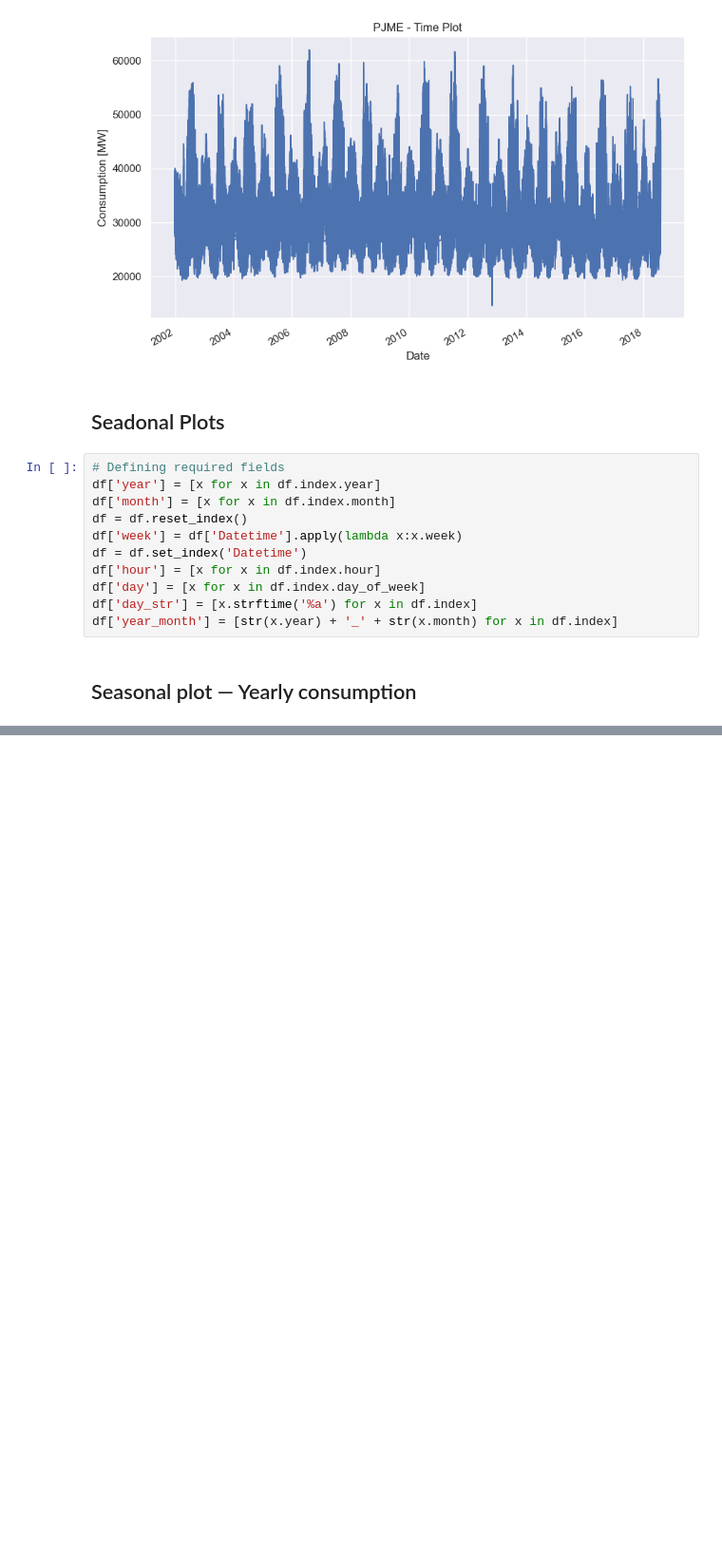
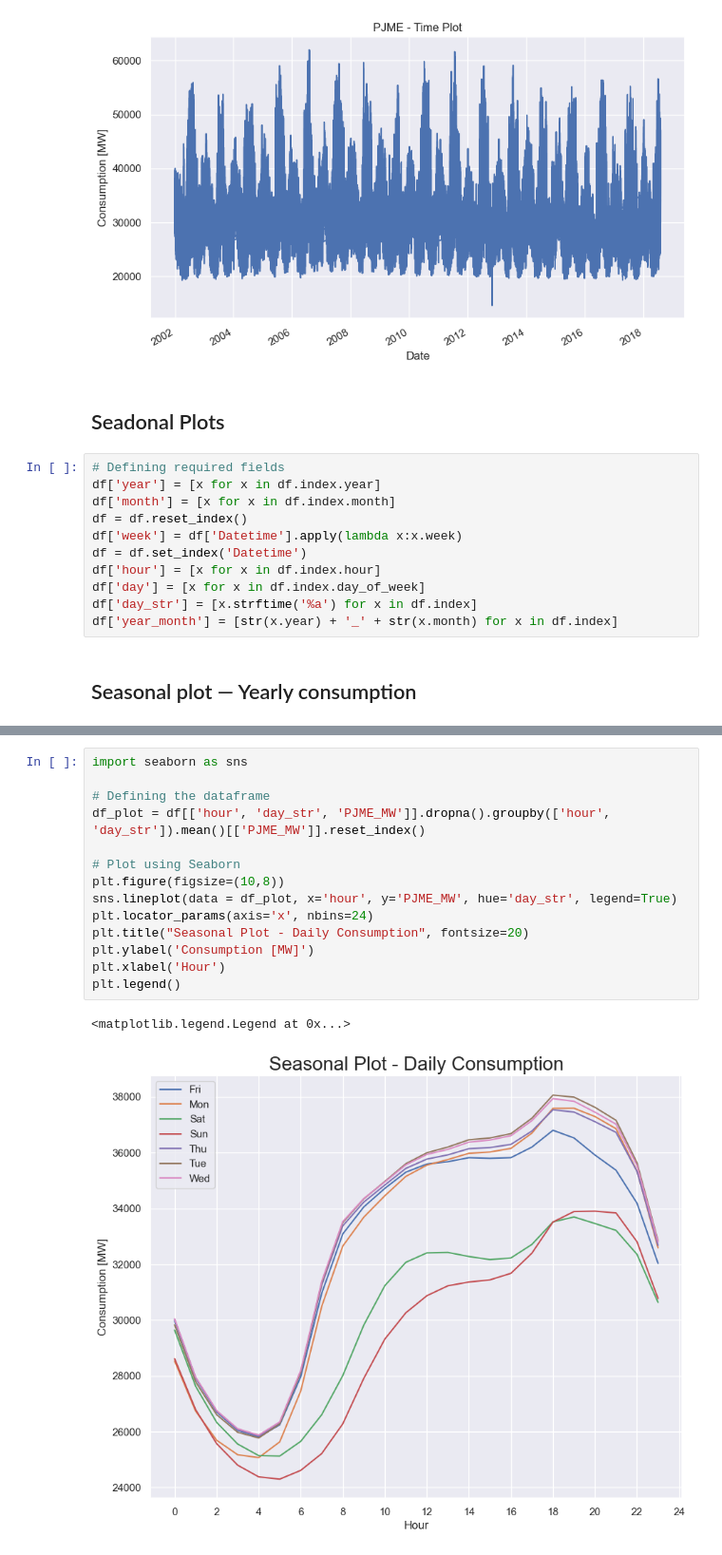
Before and after one commit to abhdhar-1618/Python, a Jupyter notebook: Own/Power Consumption Analysis Project.ipynb, the cells around one changed output, grey strips where cells are left out. Shown at 95% size. Cells and saved outputs as stored; diff of their text form; blank space fills up the shorter version.

```diff
--- a/Own/Power Consumption Analysis Project.ipynb
+++ b/Own/Power Consumption Analysis Project.ipynb
@@ -78,0 +112,17 @@ plt.show()
+# %%
+import seaborn as sns
+
+# Defining the dataframe
+df_plot = df[['hour', 'day_str', 'PJME_MW']].dropna().groupby(['hour', 'day_str']).mean()[['PJME_MW']].reset_index()
+
+# Plot using Seaborn
+plt.figure(figsize=(10,8))
+sns.lineplot(data = df_plot, x='hour', y='PJME_MW', hue='day_str', legend=True)
+plt.locator_params(axis='x', nbins=24)
+plt.title("Seasonal Plot - Daily Consumption", fontsize=20)
+plt.ylabel('Consumption [MW]')
+plt.xlabel('Hour')
+plt.legend()
+# %% [output]
+<matplotlib.legend.Legend at 0x...>
+[figure, added]
```
Also changed, not shown: parts of 9 cells of this notebook.
